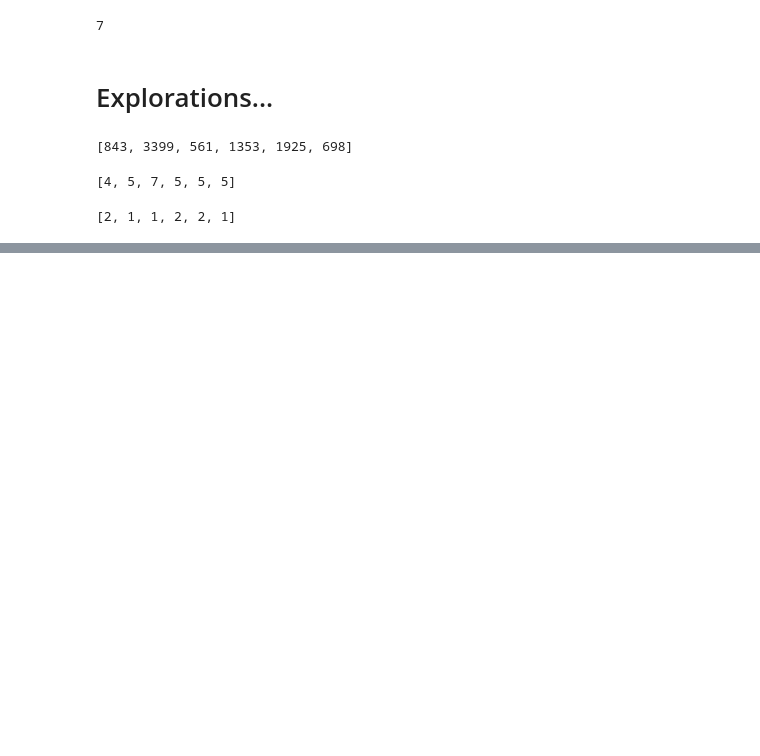
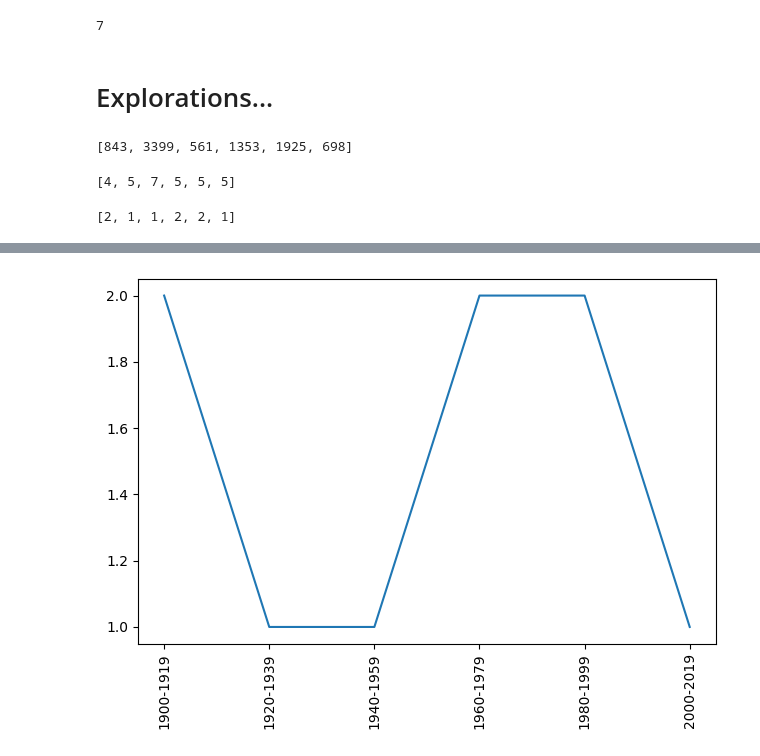
Before and after one commit to kasev/mops, a Jupyter notebook: scripts/exploring-matrices.ipynb, the cells around one changed output, grey strips where cells are left out. Saved outputs shown, nothing was run; the diff lists cells and outputs as text; code cells hidden in the pictures; blank space fills up the shorter version.

```diff
--- a/scripts/exploring-matrices.ipynb
+++ b/scripts/exploring-matrices.ipynb
@@ -84,6 +84,10 @@ Name: Paul, dtype: float64
 def return_tfidf_position(key1, key2, bidecade):
     position = cooc_dict[bidecade][key1].sort_values(ascending=False).index.get_loc(key2)
     return position
+# %%
+# define bidecades:
+bidecades_list = ['1900-1919', '1920-1939', '1940-1959', '1960-1979', '1980-1999',
+ '2000-2019']
 # %%
 return_tfidf_position("Paul", "apostle", "1940-1959")
 # %% [output]
@@ -93,13 +97,12 @@ return_tfidf_position("Paul", "apostle", "1940-1959")
 key1 = "Paul"
 key2 = "apostle"
 positions = []
-for bidecade in ['1900-1919', '1920-1939', '1940-1959', '1960-1979', '1980-1999',
- '2000-2019']:
+for bidecade in bidecades_list:
     positions.append(return_tfidf_position(key1, key2, bidecade))
 # %%
 def position_by_bidecade(key1, key2):
     positions = []
-    for bidecade in ['1900-1919', '1920-1939', '1940-1959', '1960-1979', '1980-1999', '2000-2019']:
+    for bidecade in bidecades_list:
         positions.append(return_tfidf_position(key1, key2, bidecade))
     return positions
 # %% [markdown]
@@ -125,0 +122,7 @@ download_figure()
+# %%
+
+fig, ax = plt.subplots(tight_layout=True)
+ax.plot(position_by_bidecade("Paul", "Apostle"))
+ax.set_xticks(range(6))
+ax.set_xticklabels(bidecades_list, rotation=90)
+# %% [output]
@@ -126 +131,2 @@ download_figure()
+[figure, added]
 # %%
```
Also changed, not shown: parts of 6 cells of this notebook.
